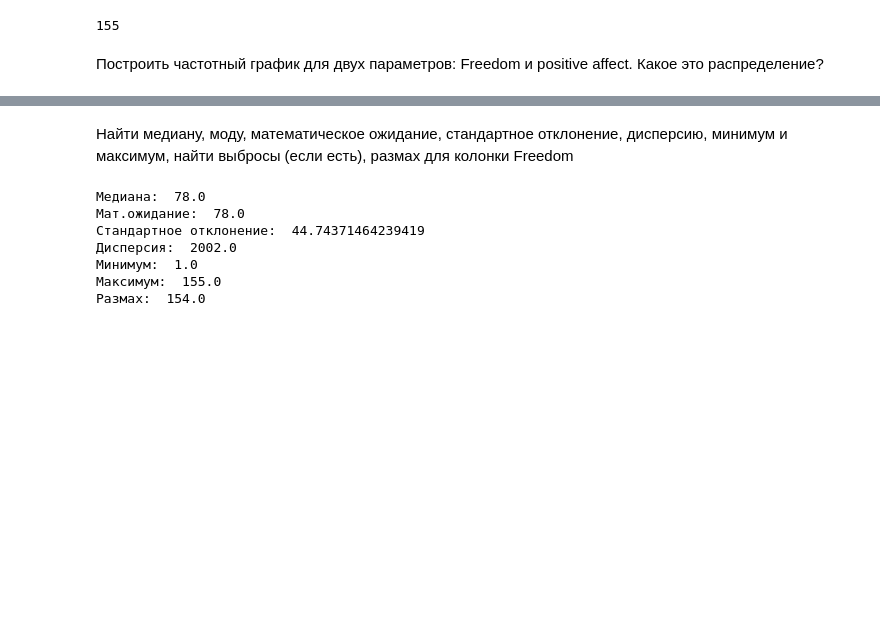
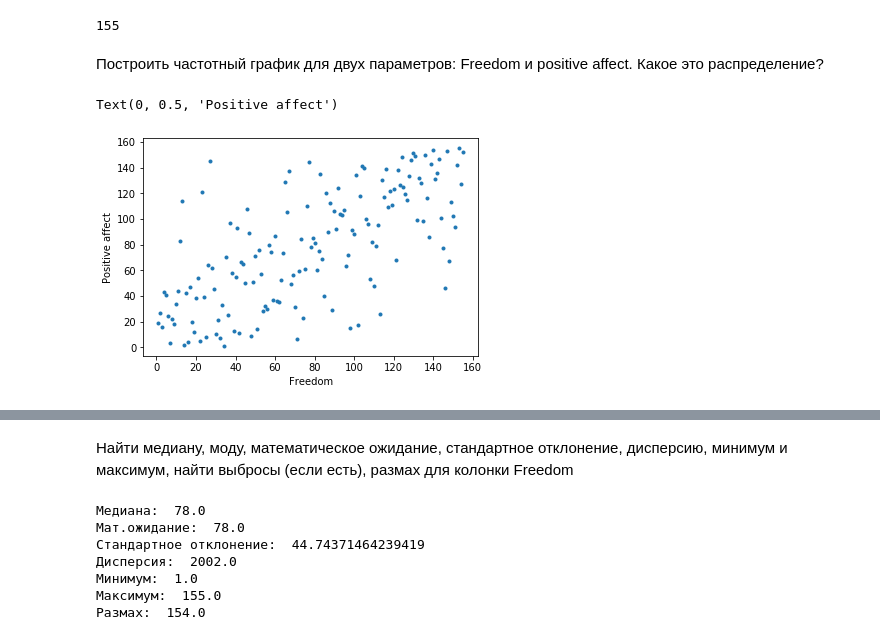
Before and after one commit to DmitryTrufanov/pyda-10-hw-18, a Jupyter notebook: homework-3.ipynb, the cells around one changed output, grey strips where cells are left out. Saved outputs shown, nothing was run; the diff lists cells and outputs as text; code cells hidden in the pictures; blank space fills up the shorter version.

```diff
--- a/homework-3.ipynb
+++ b/homework-3.ipynb
@@ -117,4 +117,11 @@ len(df1['Freedom'])
 155
 # %% [markdown]
 Построить частотный график для двух параметров: Freedom и positive affect. Какое это распределение?
+# %%
+plt.scatter(df1['Freedom'], df1['Positive affect'], marker='.')
+plt.xlabel('Freedom')
+plt.ylabel('Positive affect')
+# %% [output]
+Text(0, 0.5, 'Positive affect')
+[figure, added]
 # %%
```
Also changed, not shown: parts of 2 cells of this notebook.
